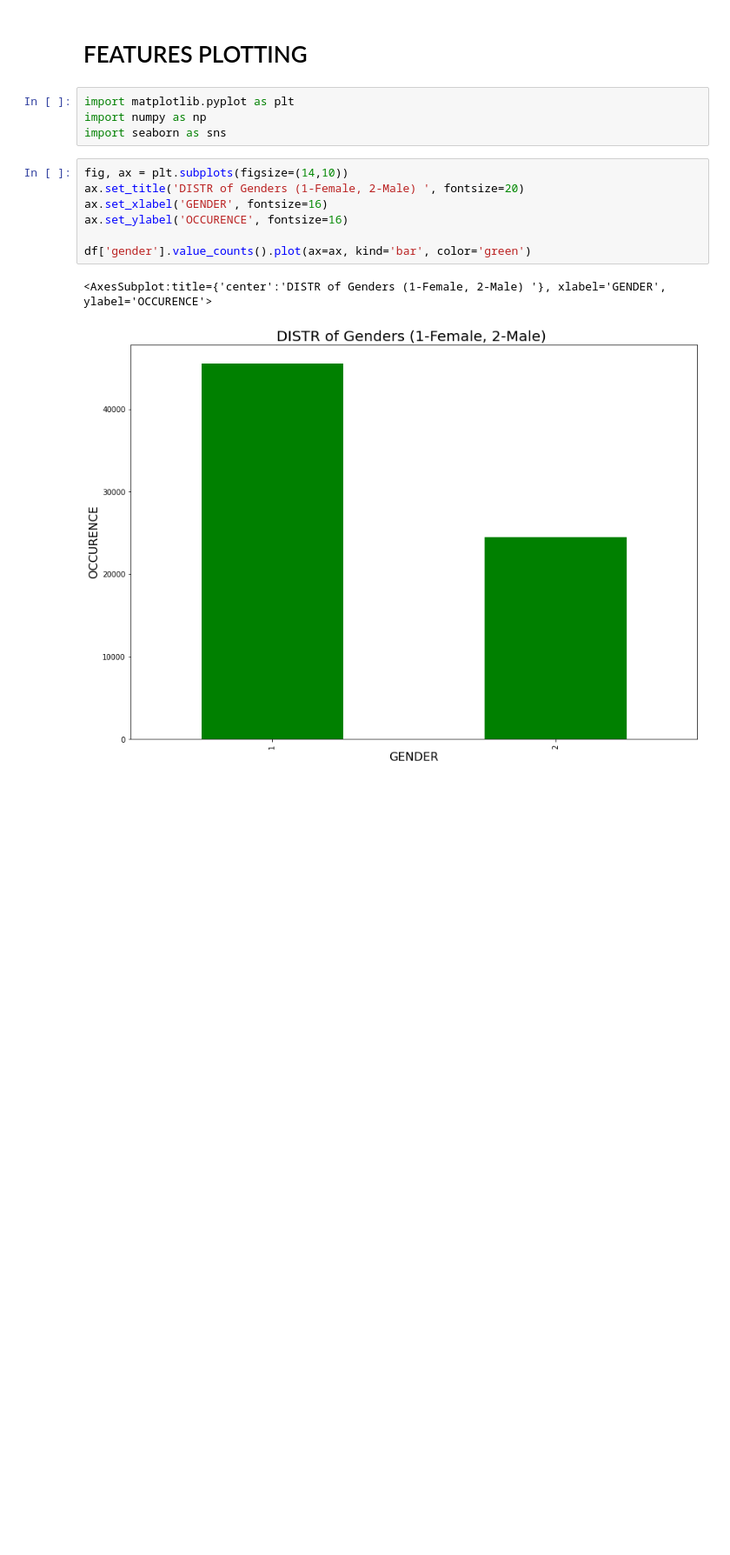
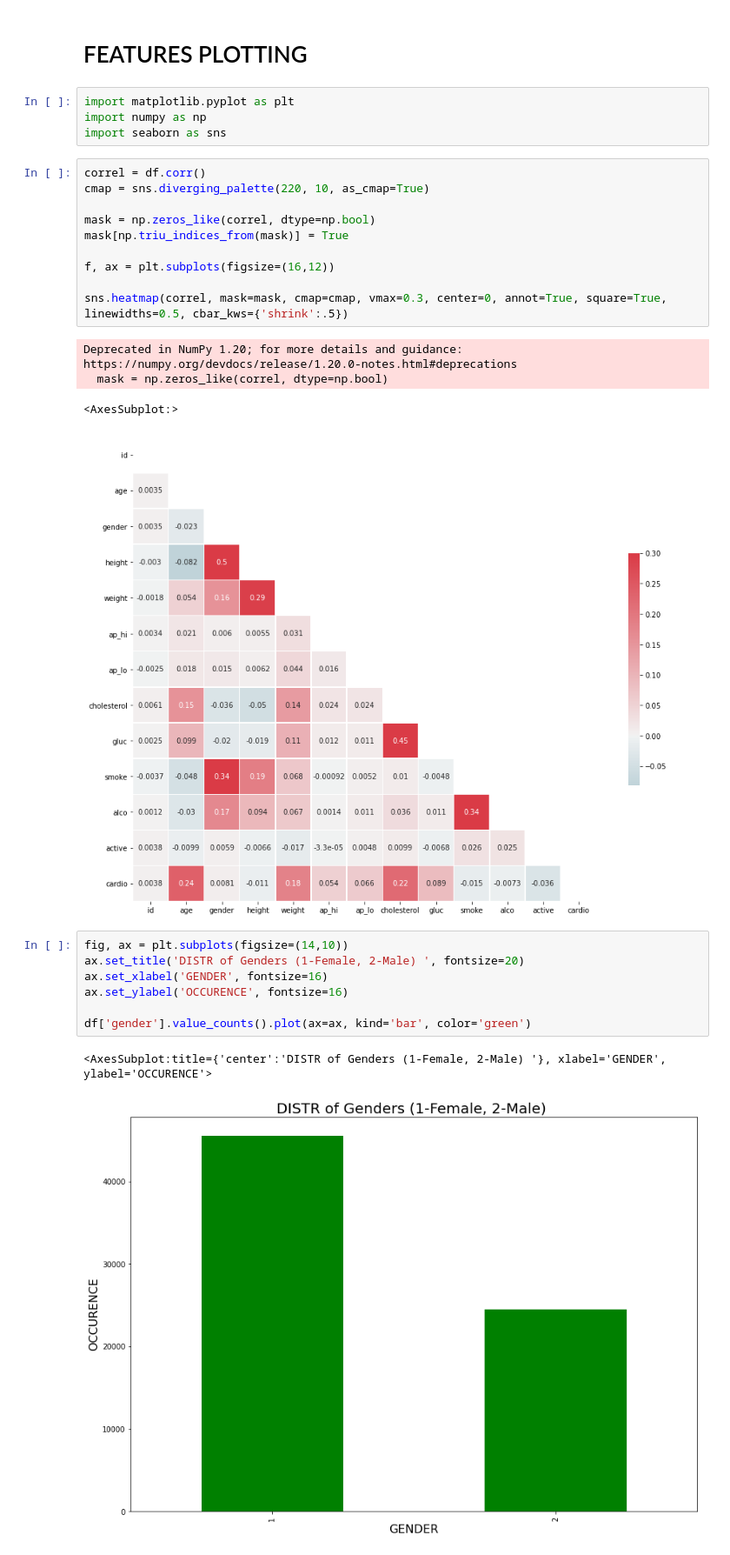
Before and after one commit to Andy666Fox/TINY_DS_PROJECTS, a Jupyter notebook: EDA_train/eda_train.ipynb, the cells around one changed output. Shown: that part at 87% size. Drawn from its saved outputs; the diff is of its cells as text; blank space fills up the shorter version.

```diff
--- a/EDA_train/eda_train.ipynb
+++ b/EDA_train/eda_train.ipynb
@@ -59,6 +59,21 @@ df.describe()
 import matplotlib.pyplot as plt
 import numpy as np
 import seaborn as sns
+# %%
+correl = df.corr()
+cmap = sns.diverging_palette(220, 10, as_cmap=True)
+
+mask = np.zeros_like(correl, dtype=np.bool)
+mask[np.triu_indices_from(mask)] = True
+
+f, ax = plt.subplots(figsize=(16,12))
+
+sns.heatmap(correl, mask=mask, cmap=cmap, vmax=0.3, center=0, annot=True, square=True, linewidths=0.5, cbar_kws={'shrink':.5})
+# %% [output]
+Deprecated in NumPy 1.20; for more details and guidance: https://numpy.org/devdocs/release/1.20.0-notes.html#deprecations
+  mask = np.zeros_like(correl, dtype=np.bool)
+<AxesSubplot:>
+[figure, added]
 # %%
 fig, ax = plt.subplots(figsize=(14,10))
 ax.set_title('DISTR of Genders (1-Female, 2-Male) ', fontsize=20)
```
